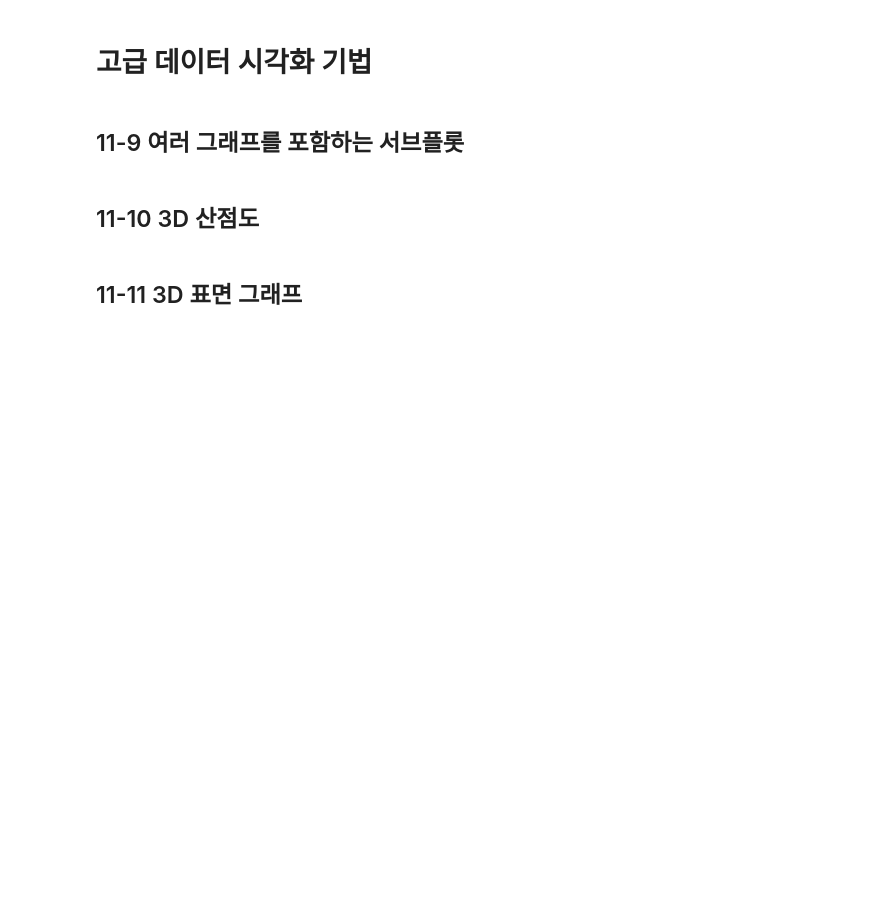
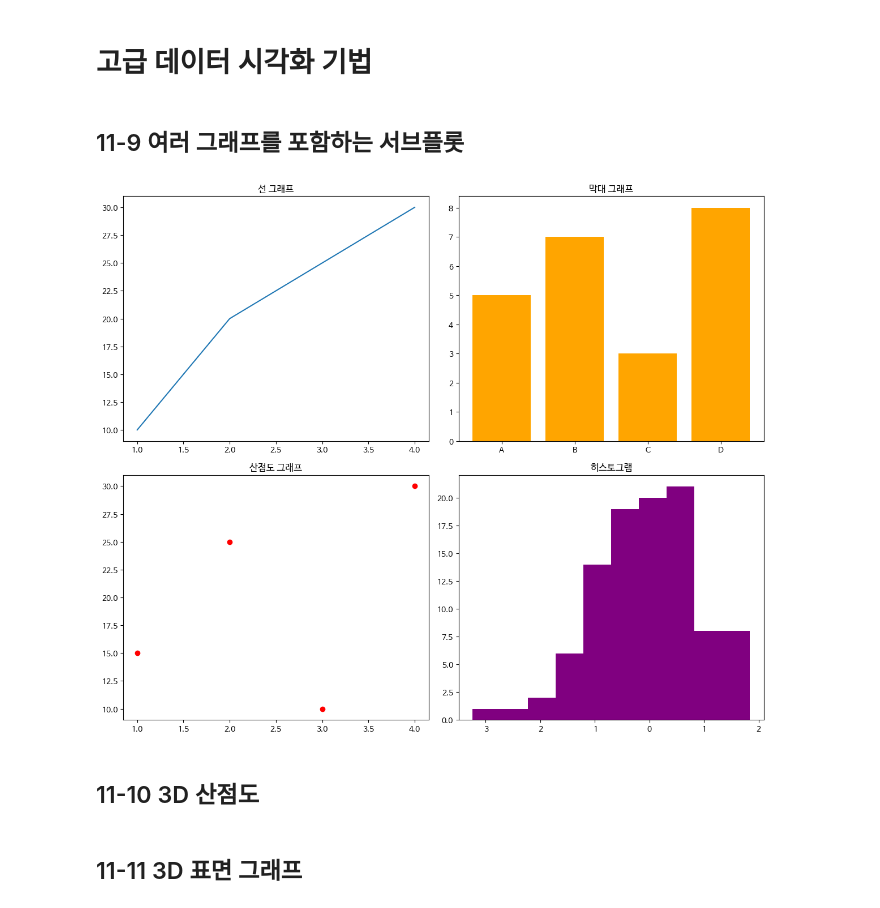
Before and after one commit to youlee203knou/Data-Analysis-with-Open-Source, a Jupyter notebook: 오픈소스_데이터_분석_11강.ipynb, the cells around one changed output. Drawn from its saved outputs; the diff is of its cells as text; code cells hidden in the pictures; blank space fills up the shorter version.

```diff
--- a/오픈소스_데이터_분석_11강.ipynb
+++ b/오픈소스_데이터_분석_11강.ipynb
@@ -229,30 +238,32 @@ plt.show()
 # %%
 import matplotlib.pyplot as plt
 import numpy as np # numpy 임포트 추가
 
 ## 서브플롯 생성 (2행 2열)
-
+fig, axes=plt.subplots(2,2, figsize=(12,10))
 
 ## 첫 번째 서브플롯: 선 그래프
 axes[0, 0].plot([1, 2, 3, 4], [10, 20, 25, 30])
 axes[0, 0].set_title("선 그래프")
 
 ## 두 번째 서브플롯: 막대 그래프
 axes[0, 1].bar(['A', 'B', 'C', 'D'], [5, 7, 3, 8], color='orange')
 axes[0, 1].set_title("막대 그래프")
 
 ## 세 번째 서브플롯: 산점도
 axes[1, 0].scatter([1, 2, 3, 4], [15, 25, 10, 30], color='red')
 axes[1, 0].set_title("산점도 그래프")
 
 ## 네 번째 서브플롯: 히스토그램
 data = np.random.randn(100)
 axes[1, 1].hist(data, bins=10, color='purple')
 axes[1, 1].set_title("히스토그램")
 
 ## 레이아웃 조정 및 그래프 표시
 plt.tight_layout()
 plt.show()
+# %% [output]
+[figure, added]
 # %% [markdown]
 ## 11-10 3D 산점도
 # %%
```
Also changed, not shown: parts of 9 cells of this notebook.
